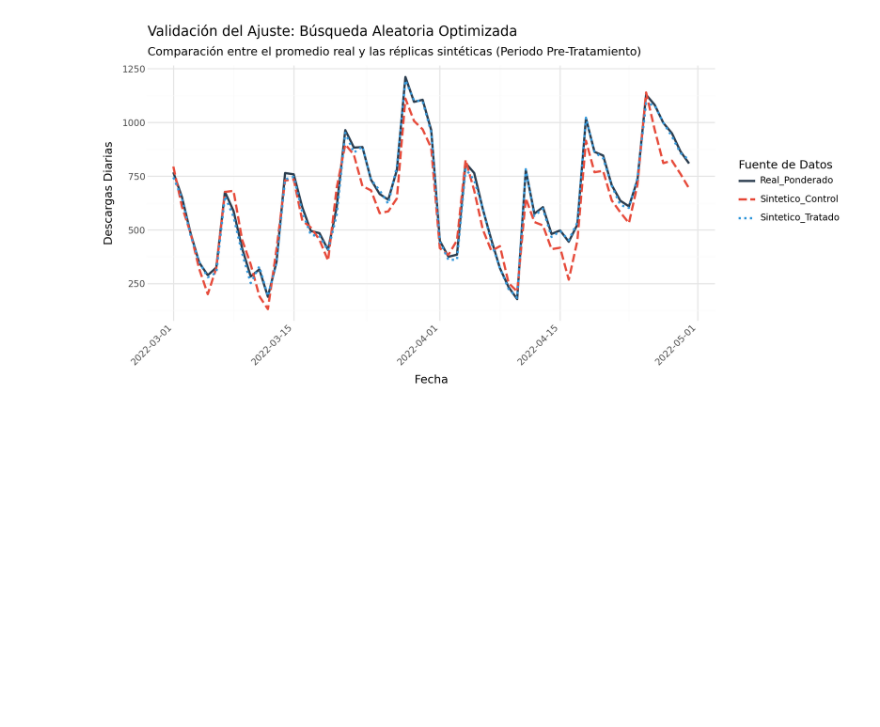
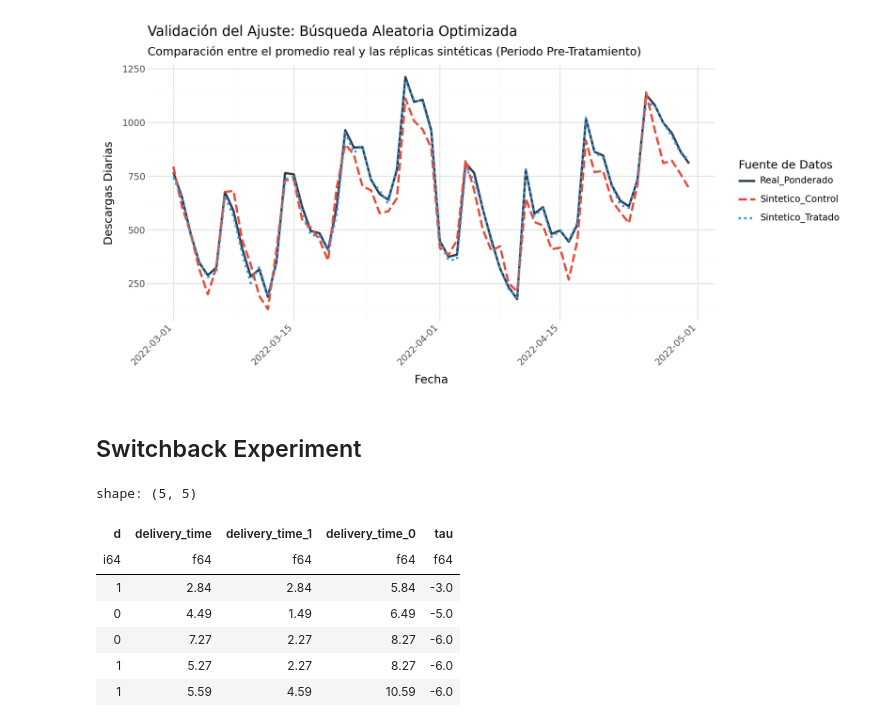
Before and after one commit to Sechi42/Causal_Inference-with-python, a Jupyter notebook: ch10/Geo_and_Switchback_Experiments.ipynb, the cells around one changed output. Drawn from its saved outputs; the diff is of its cells as text; code cells hidden in the pictures; blank space fills up the shorter version.

```diff
--- a/ch10/Geo_and_Switchback_Experiments.ipynb
+++ b/ch10/Geo_and_Switchback_Experiments.ipynb
@@ -380,3 +389,17 @@ plot_long = plot_data.unpivot(
 )
 # %% [output]
 [figure]
+# %% [markdown]
+## Switchback Experiment
+# %%
+df = pl.read_csv("../data/sb_exp_every.csv")
+df.head()
+# %% [output]
+shape: (5, 5)
+| d | delivery_time | delivery_time_1 | delivery_time_0 | tau |
+| i64 | f64 | f64 | f64 | f64 |
+| 1 | 2.84 | 2.84 | 5.84 | -3.0 |
+| 0 | 4.49 | 1.49 | 6.49 | -5.0 |
+| 0 | 7.27 | 2.27 | 8.27 | -6.0 |
+| 1 | 5.27 | 2.27 | 8.27 | -6.0 |
+| 1 | 5.59 | 4.59 | 10.59 | -6.0 |
```
Also changed, not shown: parts of 5 cells of this notebook, 2 other files.
